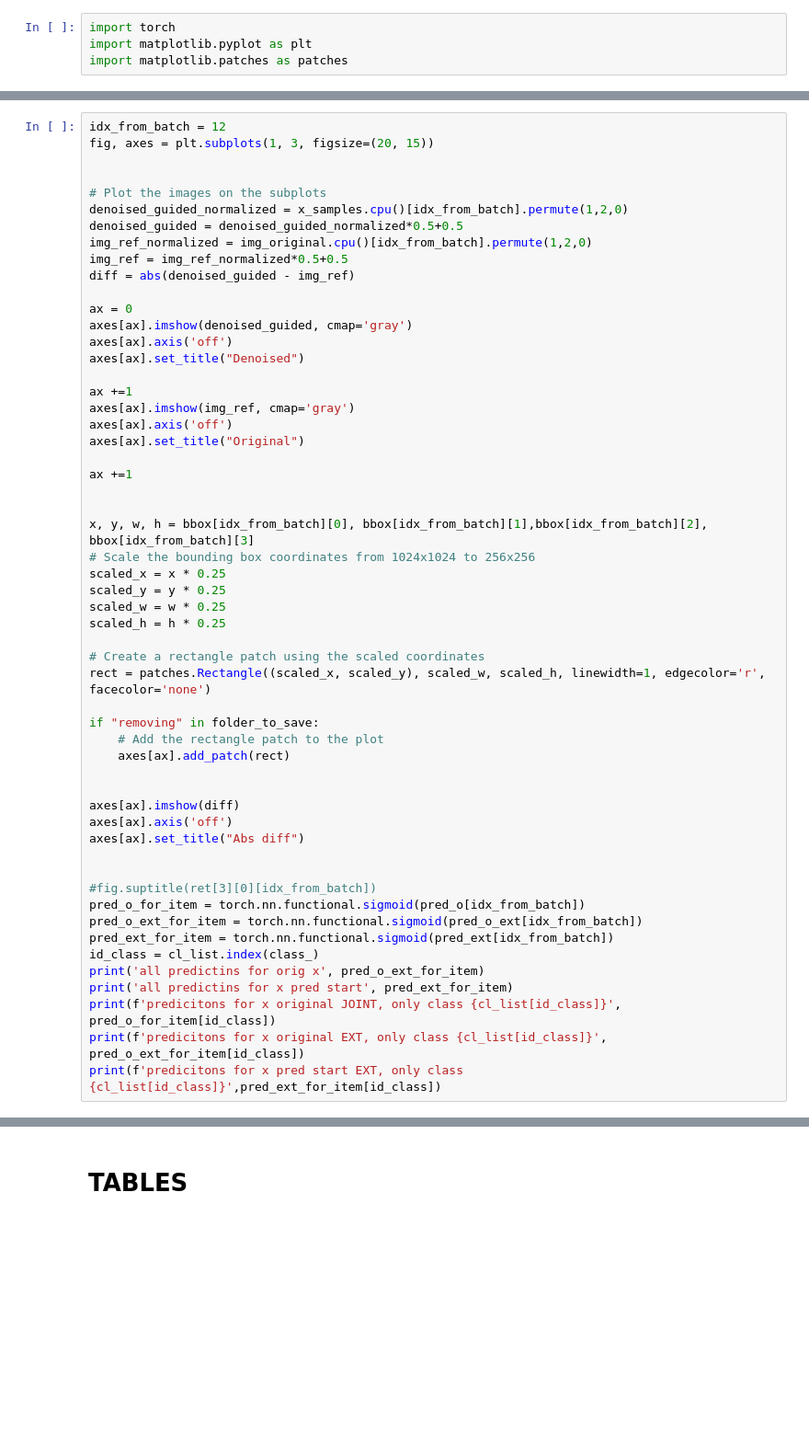
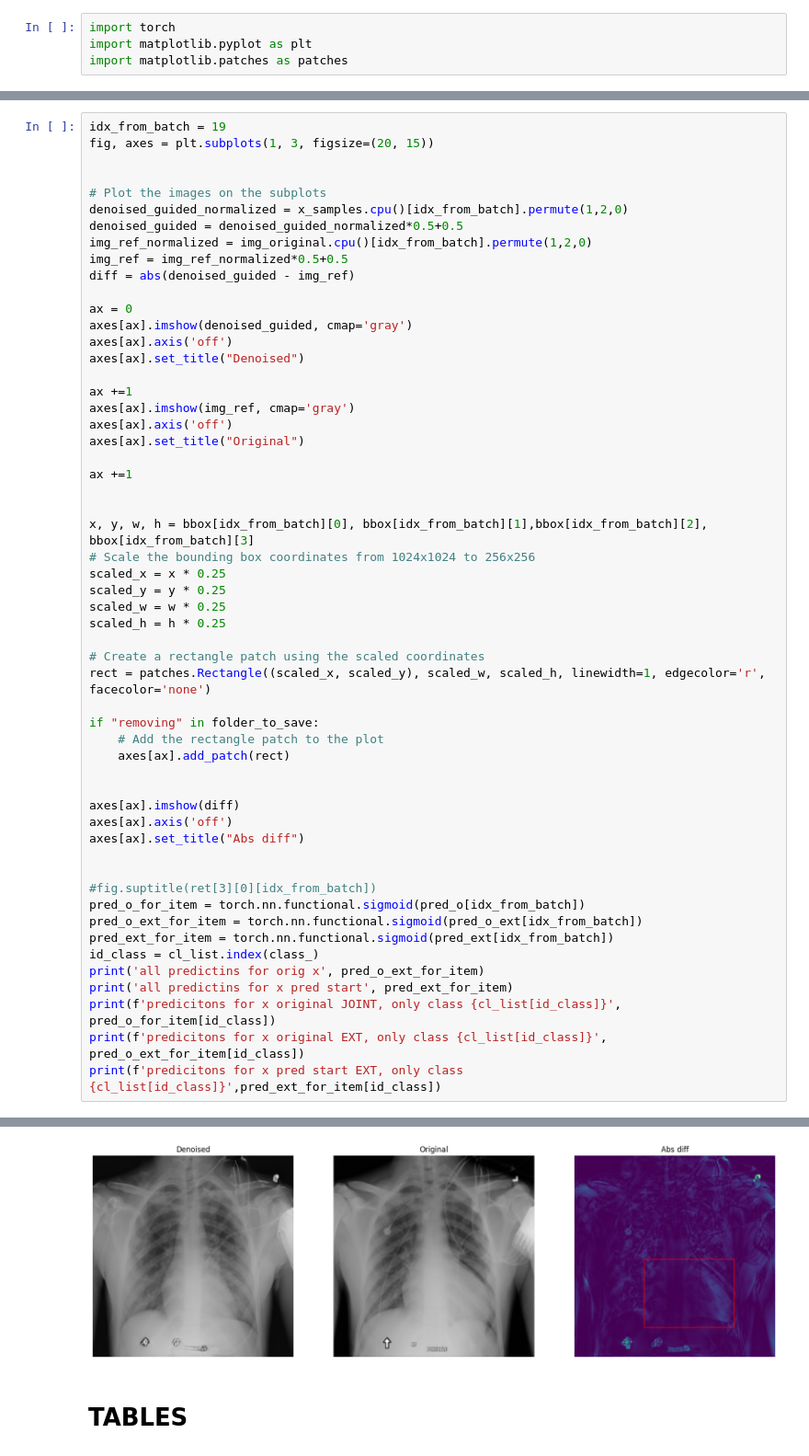
Before and after one commit to pskiers/Joint-Diffusion-in-Latent-Space, a Jupyter notebook: jk_sample_with_guidance_simple.ipynb, the cells around one changed output, grey strips where cells are left out. Shown at 92% size. Drawn from its saved outputs; the diff is of its cells as text; blank space fills up the shorter version.

```diff
--- a/jk_sample_with_guidance_simple.ipynb
+++ b/jk_sample_with_guidance_simple.ipynb
@@ -25,5 +28,5 @@ print(len(x_samples))
 # %%
-idx_from_batch = 12
+idx_from_batch = 19
 fig, axes = plt.subplots(1, 3, figsize=(20, 15))
 
 
@@ -77,3 +80,4 @@ print('all predictins for x pred start', pred_ext_for_item)
 print(f'predicitons for x original JOINT, only class {cl_list[id_class]}', pred_o_for_item[id_class])
 print(f'predicitons for x original EXT, only class {cl_list[id_class]}', pred_o_ext_for_item[id_class])
 print(f'predicitons for x pred start EXT, only class {cl_list[id_class]}',pred_ext_for_item[id_class])
+# %% [output]
@@ -80,3 +85,4 @@ print(f'predicitons for x pred start EXT, only class {cl_list[id_class]}',pred_e
+[figure, added]
 # %% [markdown]
 # TABLES
 # %%
```
Also changed, not shown: parts of 8 cells of this notebook, 1 other file.
